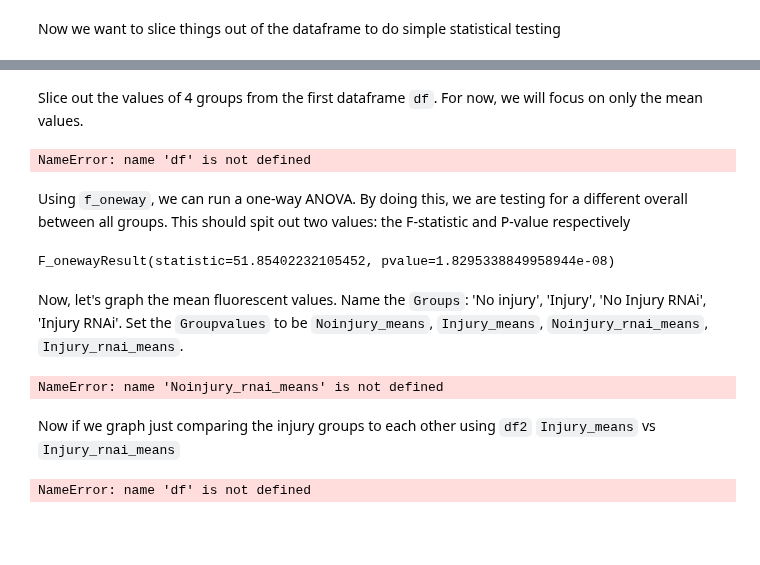
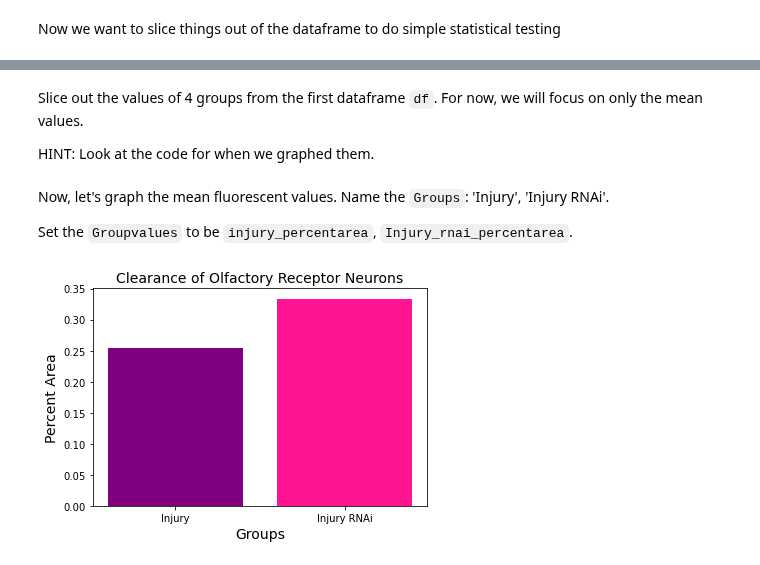
Before and after one commit to svdavid/NEUS642, a Jupyter notebook: notebooks/week8_02-22_image_quantification/week8_Image_Quantification_base.ipynb, the cells around one changed output, grey strips where cells are left out. Cells and saved outputs as stored; diff of their text form; code cells hidden in the pictures; blank space fills up the shorter version.

Commit message:
all code works just need to grammar proof it

```diff
--- a/notebooks/week8_02-22_image_quantification/week8_Image_Quantification_base.ipynb
+++ b/notebooks/week8_02-22_image_quantification/week8_Image_Quantification_base.ipynb
@@ -493,8 +557,8 @@ print(Noi_mean, noi_rnai_mean)
 Save these values into the variables `NoI_thresh_value` and  `NoIRNAi_thresh_value` that you will apply later to all of the images again
 # %%
 #Answer
-NoI_thresh_value=
-NoIRNAi_thresh_value =
+NoI_thresh_value= 25
+NoIRNAi_thresh_value = 39
 # %% [markdown]
 We have to loop through all the images now by seperate Control or RNAi conditions.
 # %% [markdown]
@@ -510,0 +596,3 @@ Index: []
+# %%
+noi_control_injury = df2[(df2['RNAi'] == 'Control') & (df2['injury'] == 'Injury')]
+rnai_control_injury = df2[(df2['RNAi'] == 'RNAi') & (df2['injury'] == 'Injury')]
@@ -522,13 +645,21 @@ Now you can apply the respective threshold value to get the metrics and apply it
 # %%
 #Answer
-for file in itertools.chain(noinjury_rnai, injury_rnai):
-    filename = file.stem
 
-    #Answer
+rnai_df =  pd.DataFrame()
+rnai_mean_values =[]
+rnai_percent_area =[]
+
+for file in rnai_control_injury['FileName']:
+    d3 = {'FileName': file}
     max = get_max_proj(file)
     values = calculate_metrics(max, NoIRNAi_thresh_value)
-    res_dict= {'Filename':filename, 'Mean Value': values[0], 'Percent Area': values[1]}
-    df2= df2.append(res_dict, ignore_index=True)
+    rnai_mean_values.append(values[0])
+    rnai_percent_area.append(values[1])
+    rnai_df= rnai_df.append(d3, ignore_index=True)
+
+
+rnai_df['Mean Values'] = rnai_mean_values
+rnai_df['Percent Area'] = rnai_percent_area
 # %% [markdown]
 Lets look at what our dataframe looks like
 # %%
@@ -550,41 +675,31 @@ Now we want to slice things out of the dataframe to do simple statistical testin
 # %% [markdown]
 Slice out the values of 4 groups from the first dataframe `df`. For now, we will focus on only the mean values.
+
+HINT: Look at the code for when we graphed them.
 # %%
 #Answer
-Noinjury_means= df.iloc[3:5,0]
-Injury_means=
-Noinjury_rnai_means= df.iloc[6:, 2]
-Injury_rnai_means= df.iloc[:2,2]
+
+injury_percentarea = value_df2.iloc[:,2]
+injury_percentarea_avg = statistics.mean(injury_percentarea)
+
+
+injury_rnai_percentarea= rnai_df.iloc[:, 2]
+injury_rnai_percentarea_avg = statistics.mean(injury_rnai_percentarea)
-# %% [output]
-NameError: name 'df' is not defined
-# %% [markdown]
-Using `f_oneway`, we can run a one-way ANOVA. By doing this, we are testing for a different overall between all groups. This should spit out two values: the F-statistic and P-value respectively
-# %%
-f_oneway(Noinjury_means, Injury_means, Noinjury_rnai_means, Noinjury_rnai_means)
-# %% [output]
-F_onewayResult(statistic=51.85402232105452, pvalue=1.8295338849958944e-08)
 # %% [markdown]
-Now, let's graph the mean fluorescent values. Name the `Groups`: 'No injury', 'Injury', 'No Injury RNAi', 'Injury RNAi'. Set the `Groupvalues` to be `Noinjury_means`, `Injury_means`, `Noinjury_rnai_means`, `Injury_rnai_means`.
+Now, let's graph the mean fluorescent values. Name the `Groups`: 'Injury', 'Injury RNAi'.
+
+Set the `Groupvalues` to be `injury_percentarea`,  `Injury_rnai_percentarea`.
 # %%
+#Answer
+
 Groups = ['Injury', 'Injury RNAi']
-Groupvalues = Noinjury_means, Injury_means, Noinjury_rnai_means, Noinjury_rnai_means
+Groupvalues = injury_percentarea_avg , injury_rnai_percentarea_avg
 
 New_Colors = ['purple','deeppink']
 plt.bar(Groups, Groupvalues, color=New_Colors)
-plt.title('Mean Fluorescence of Olfactory Receptor Neurons', fontsize=14)
+plt.title('Clearance of Olfactory Receptor Neurons', fontsize=14)
 plt.xlabel('Groups', fontsize=14)
-plt.ylabel('Mean Fluorescence Values', fontsize=14)
+plt.ylabel('Percent Area', fontsize=14)
 plt.show()
 # %% [output]
-NameError: name 'Noinjury_rnai_means' is not defined
+[figure, added]
-# %% [markdown]
-Now if we graph just comparing the injury groups to each other using `df2`
-`Injury_means` vs `Injury_rnai_means`
-# %%
-#Answer
-Noinjury_means2= df2.iloc[3:5,0]
-Injury_means2=
-Noinjury_rnai_means2= df2.iloc[6:, 2]
-Injury_rnai_means2= df2.iloc[:2,2]
-# %% [output]
-NameError: name 'df' is not defined
```
Also changed, not shown: parts of 54 cells of this notebook.
